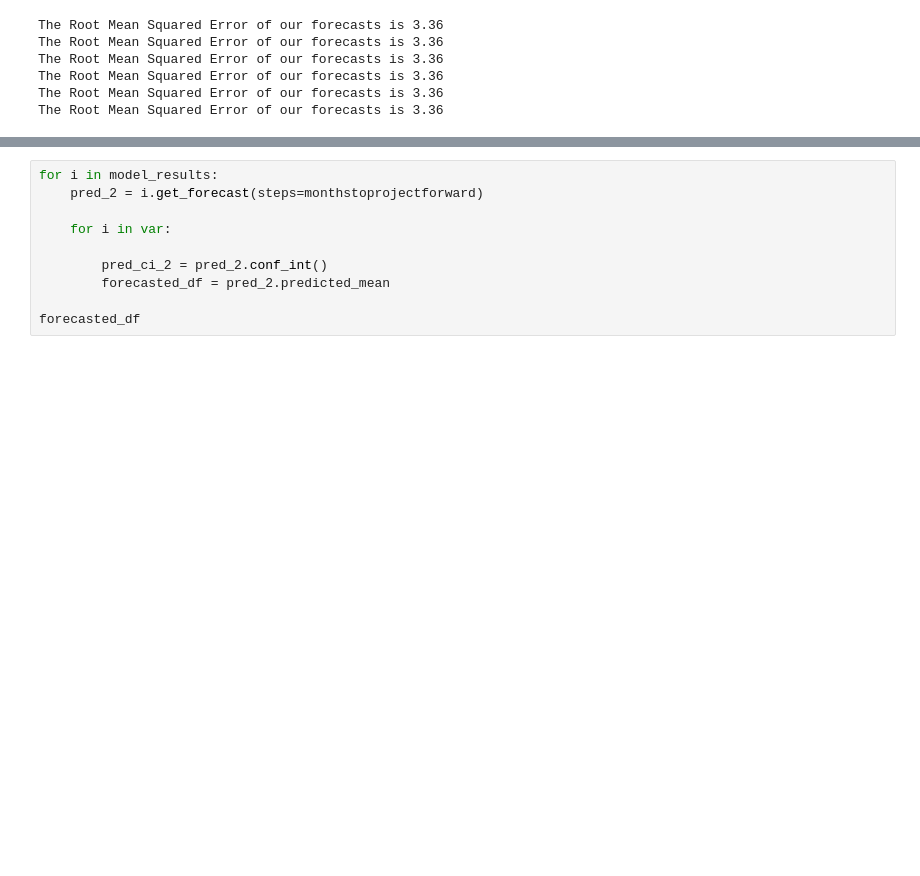
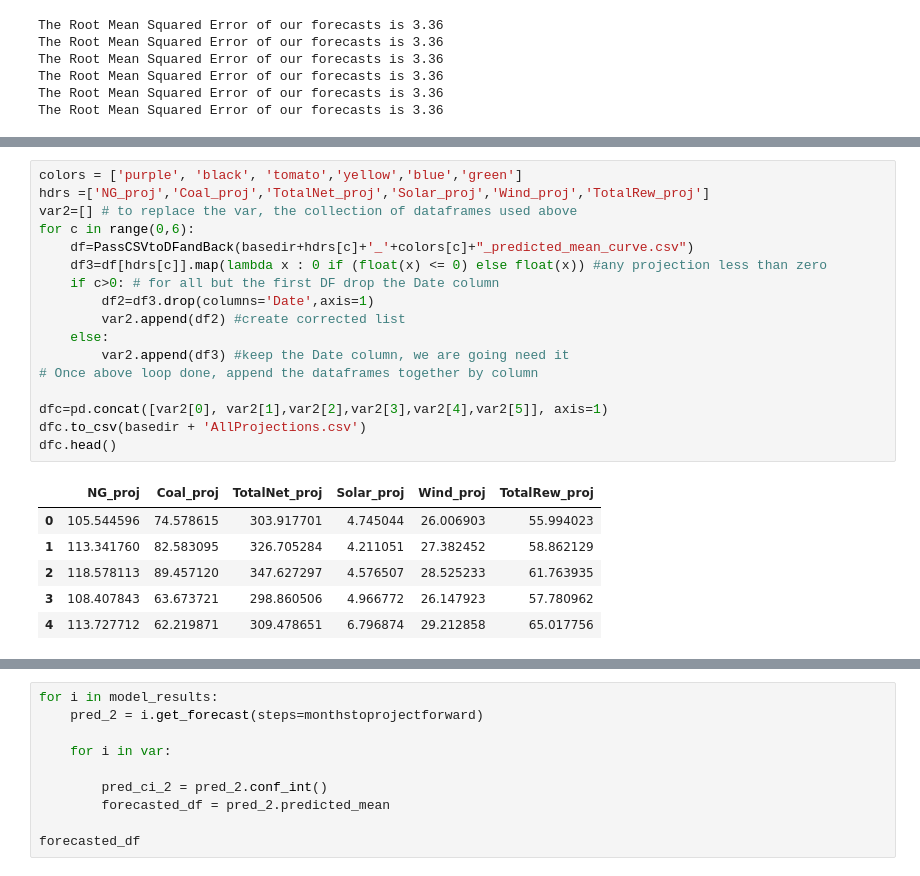
Before and after one commit to Hawkeye3D/Project-3-, a Jupyter notebook: static/python/Analysis 4 - MultiVariate ML.ipynb, the cells around one changed output, grey strips where cells are left out. Drawn from its saved outputs; the diff is of its cells as text; blank space fills up the shorter version.

Commit message:
Modified Analysis4 tables
Repo with Monday Changes from Kevin

```diff
--- a/static/python/Analysis 4 - MultiVariate ML.ipynb
+++ b/static/python/Analysis 4 - MultiVariate ML.ipynb
@@ -561,0 +573,24 @@ pred_uc.predicted_mean.to_csv(basedir+'projected.csv')
+# %%
+colors = ['purple', 'black', 'tomato','yellow','blue','green']
+hdrs =['NG_proj','Coal_proj','TotalNet_proj','Solar_proj','Wind_proj','TotalRew_proj']
+var2=[] # to replace the var, the collection of dataframes used above
+for c in range(0,6):
+    df=PassCSVtoDFandBack(basedir+hdrs[c]+'_'+colors[c]+"_predicted_mean_curve.csv")
+    df3=df[hdrs[c]].map(lambda x : 0 if (float(x) <= 0) else float(x)) #any projection less than zero
+    if c>0: # for all but the first DF drop the Date column
+        df2=df3.drop(columns='Date',axis=1)
+        var2.append(df2) #create corrected list
+    else:
+        var2.append(df3) #keep the Date column, we are going need it
+# Once above loop done, append the dataframes together by column
+
+dfc=pd.concat([var2[0], var2[1],var2[2],var2[3],var2[4],var2[5]], axis=1)
+dfc.to_csv(basedir + 'AllProjections.csv')
+dfc.head()
+# %% [output]
+|  | NG_proj | Coal_proj | TotalNet_proj | Solar_proj | Wind_proj | TotalRew_proj |
+| 0 | 105.544596 | 74.578615 | 303.917701 | 4.745044 | 26.006903 | 55.994023 |
+| 1 | 113.341760 | 82.583095 | 326.705284 | 4.211051 | 27.382452 | 58.862129 |
+| 2 | 118.578113 | 89.457120 | 347.627297 | 4.576507 | 28.525233 | 61.763935 |
+| 3 | 108.407843 | 63.673721 | 298.860506 | 4.966772 | 26.147923 | 57.780962 |
+| 4 | 113.727712 | 62.219871 | 309.478651 | 6.796874 | 29.212858 | 65.017756 |
```
Also changed, not shown: parts of 7 cells of this notebook, 8 other files.
